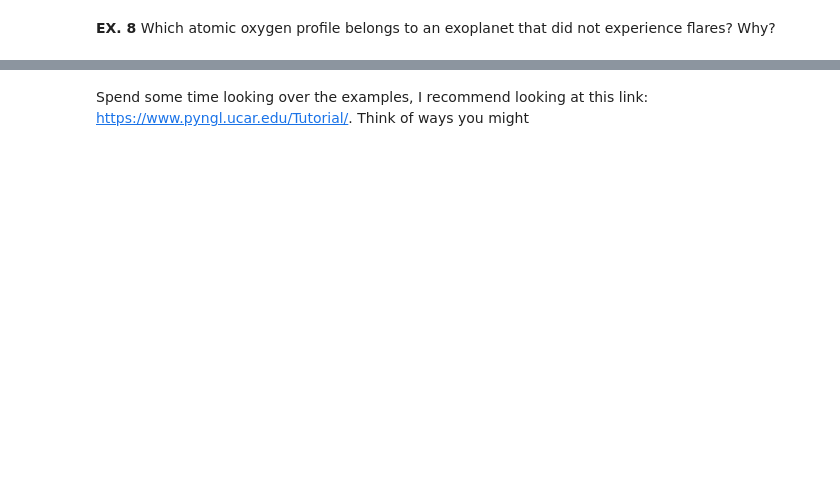
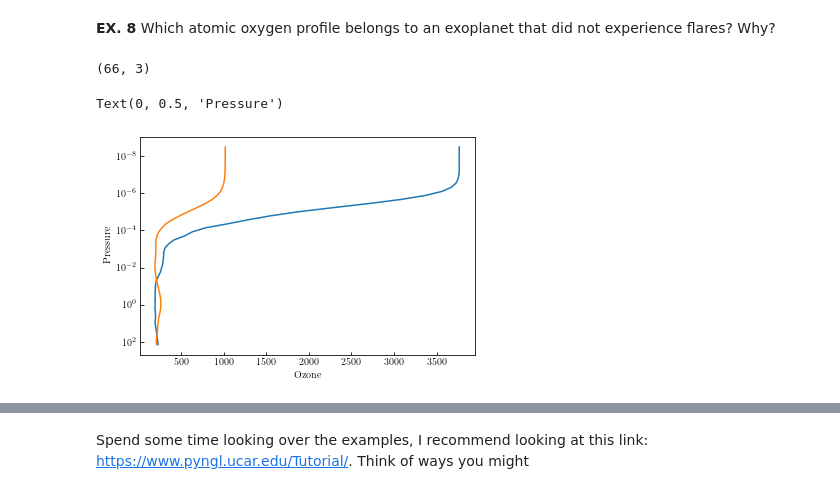
Before and after one commit to CIERA-Northwestern/REACHpy, a Jupyter notebook: Projects/StellarFlaresAndExoplanets/StellarFlaresAndExoplanets.ipynb, the cells around one changed output, grey strips where cells are left out. Saved outputs shown, nothing was run; the diff lists cells and outputs as text; code cells hidden in the pictures; blank space fills up the shorter version.

```diff
--- a/Projects/StellarFlaresAndExoplanets/StellarFlaresAndExoplanets.ipynb
+++ b/Projects/StellarFlaresAndExoplanets/StellarFlaresAndExoplanets.ipynb
@@ -423,5 +468,28 @@ __EX. 7__   Which temperature profile belongs to an exoplanet that has experienc
 # %% [markdown]
 __EX. 8__   Which atomic oxygen profile belongs to an exoplanet that did not experience flares? Why?
+# %%
+import numpy
+
+ozone = numpy.loadtxt("vert_Ocomp.txt", max_rows=66)
+print(ozone.shape)
+
+pressure = data[:,0]
+ozone_planet1 = data[:,1]
+ozone_planet2 = data[:,2]
+
+plt.plot(ozone_planet1, pressure, "-")
+plt.plot(ozone_planet2, pressure, "-")
+
+plt.yscale('log')
+
+plt.gca().invert_yaxis()
+
+plt.xlabel("Ozone")
+plt.ylabel("Pressure")
+# %% [output]
+(66, 3)
+Text(0, 0.5, 'Pressure')
+[figure, added]
 # %% [markdown]
 ### Atmospheric Effects of Stellar Flares II: 3D Atmosphere Simulations (*using your own flares*)
 
```
Also changed, not shown: parts of 5 cells of this notebook.
